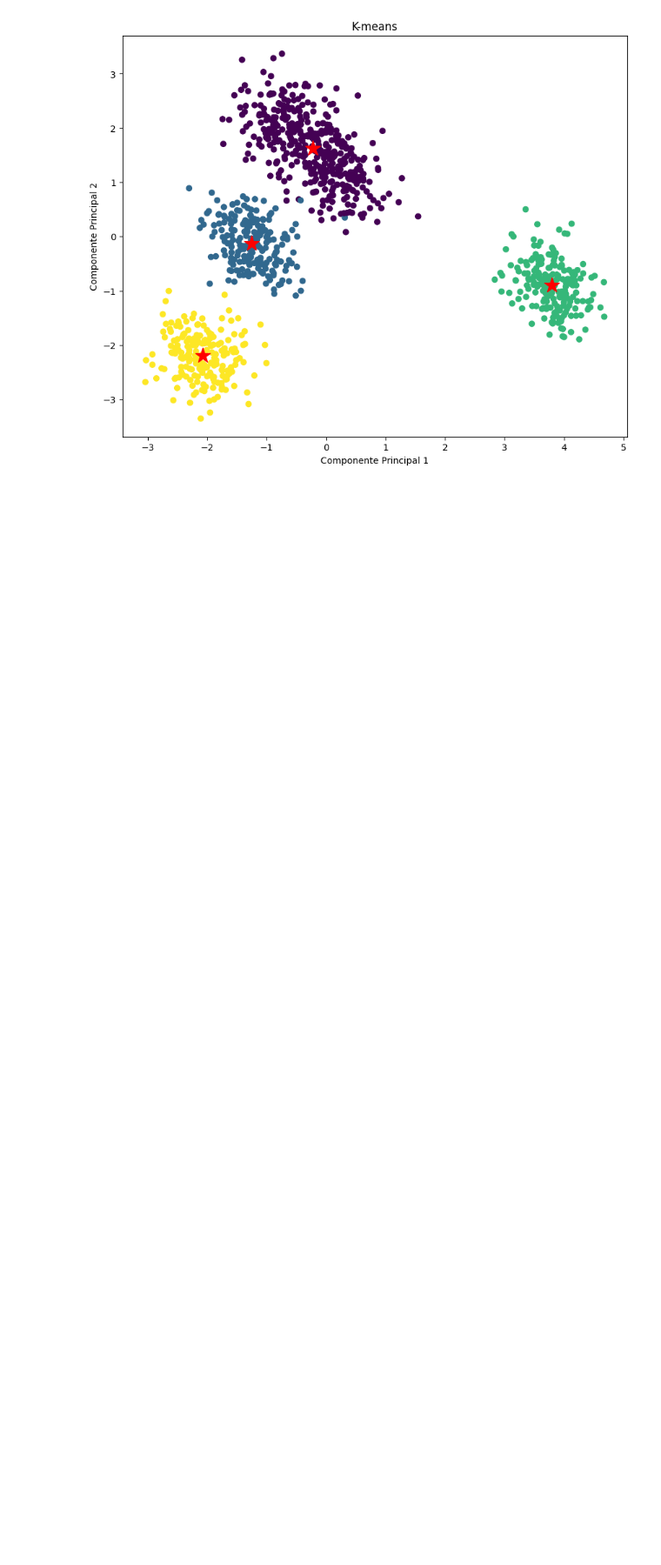
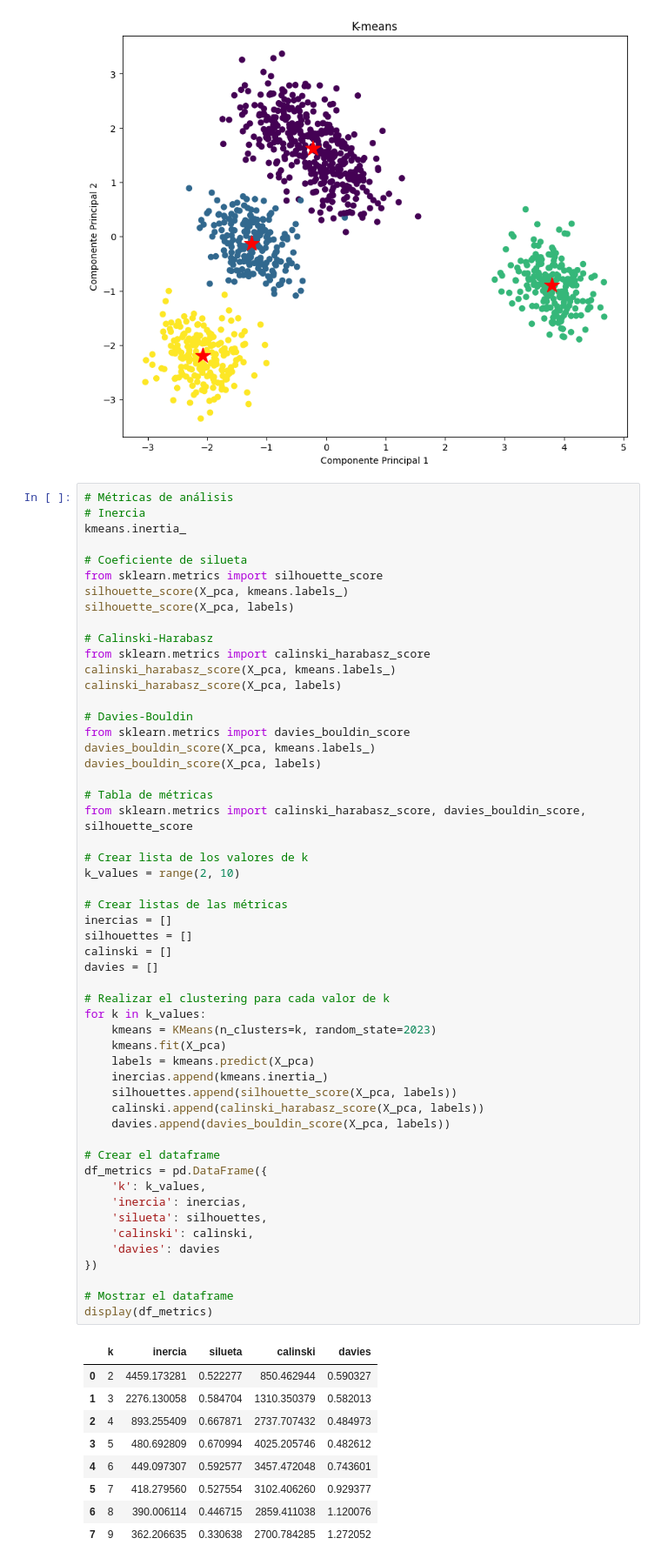
Before and after one commit to davidlealo/tallermodelosnosupervisados, a Jupyter notebook: taller_v2.ipynb, the cells around one changed output. Shown at 87% size. Cells and saved outputs as stored; diff of their text form; blank space fills up the shorter version.

```diff
--- a/taller_v2.ipynb
+++ b/taller_v2.ipynb
@@ -292,3 +292,66 @@ plt.title('K-means')
 plt.show()
 # %% [output]
 [figure]
+# %%
+# Métricas de análisis
+# Inercia
+kmeans.inertia_
+
+# Coeficiente de silueta
+from sklearn.metrics import silhouette_score
+silhouette_score(X_pca, kmeans.labels_)
+silhouette_score(X_pca, labels)
+
+# Calinski-Harabasz
+from sklearn.metrics import calinski_harabasz_score
+calinski_harabasz_score(X_pca, kmeans.labels_)
+calinski_harabasz_score(X_pca, labels)
+
+# Davies-Bouldin
+from sklearn.metrics import davies_bouldin_score
+davies_bouldin_score(X_pca, kmeans.labels_)
+davies_bouldin_score(X_pca, labels)
+
+# Tabla de métricas
+from sklearn.metrics import calinski_harabasz_score, davies_bouldin_score, silhouette_score
+
+# Crear lista de los valores de k
+k_values = range(2, 10)
+
+# Crear listas de las métricas
+inercias = []
+silhouettes = []
+calinski = []
+davies = []
+
+# Realizar el clustering para cada valor de k
+for k in k_values:
+    kmeans = KMeans(n_clusters=k, random_state=2023)
+    kmeans.fit(X_pca)
+    labels = kmeans.predict(X_pca)
+    inercias.append(kmeans.inertia_)
+    silhouettes.append(silhouette_score(X_pca, labels))
+    calinski.append(calinski_harabasz_score(X_pca, labels))
+    davies.append(davies_bouldin_score(X_pca, labels))
+
+# Crear el dataframe
+df_metrics = pd.DataFrame({
+    'k': k_values,
+    'inercia': inercias,
+    'silueta': silhouettes,
+    'calinski': calinski,
+    'davies': davies
+})
+
+# Mostrar el dataframe
+display(df_metrics)
+# %% [output]
+|  | k | inercia | silueta | calinski | davies |
+| 0 | 2 | 4459.173281 | 0.522277 | 850.462944 | 0.590327 |
+| 1 | 3 | 2276.130058 | 0.584704 | 1310.350379 | 0.582013 |
+| 2 | 4 | 893.255409 | 0.667871 | 2737.707432 | 0.484973 |
+| 3 | 5 | 480.692809 | 0.670994 | 4025.205746 | 0.482612 |
+| 4 | 6 | 449.097307 | 0.592577 | 3457.472048 | 0.743601 |
+| 5 | 7 | 418.279560 | 0.527554 | 3102.406260 | 0.929377 |
+| 6 | 8 | 390.006114 | 0.446715 | 2859.411038 | 1.120076 |
+| 7 | 9 | 362.206635 | 0.330638 | 2700.784285 | 1.272052 |
```
Also changed, not shown: parts of 3 cells of this notebook.
